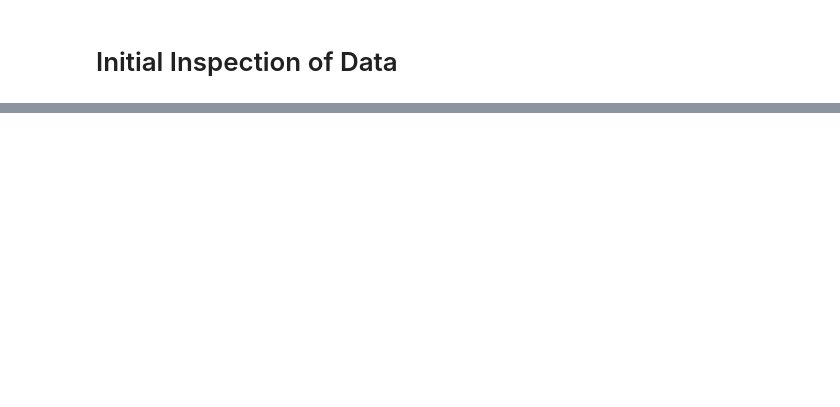
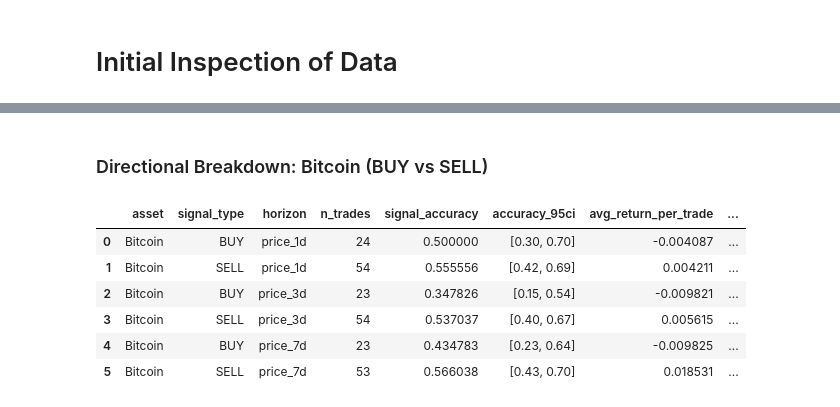
Before and after one commit to Ali-HusseinData/Investment-Signal-bot, a Jupyter notebook: backtesting/analysis/Investment_Signal_bot.ipynb, the cells around one changed output, grey strips where cells are left out. Saved outputs shown, nothing was run; the diff lists cells and outputs as text; code cells hidden in the pictures; blank space fills up the shorter version.

```diff
--- a/backtesting/analysis/Investment_Signal_bot.ipynb
+++ b/backtesting/analysis/Investment_Signal_bot.ipynb
@@ -159,0 +310,13 @@ display(full_report)
+# %% [markdown]
+### Directional Breakdown: Bitcoin (BUY vs SELL)
+# %%
+btc_breakdown = run_direction_breakdown(btc_df, "Bitcoin")
+display(btc_breakdown)
+# %% [output]
+|  | asset | signal_type | horizon | n_trades | signal_accuracy | accuracy_95ci | avg_return_per_trade | ... |
+| 0 | Bitcoin | BUY | price_1d | 24 | 0.500000 | [0.30, 0.70] | -0.004087 | ... |
+| 1 | Bitcoin | SELL | price_1d | 54 | 0.555556 | [0.42, 0.69] | 0.004211 | ... |
+| 2 | Bitcoin | BUY | price_3d | 23 | 0.347826 | [0.15, 0.54] | -0.009821 | ... |
+| 3 | Bitcoin | SELL | price_3d | 54 | 0.537037 | [0.40, 0.67] | 0.005615 | ... |
+| 4 | Bitcoin | BUY | price_7d | 23 | 0.434783 | [0.23, 0.64] | -0.009825 | ... |
+| 5 | Bitcoin | SELL | price_7d | 53 | 0.566038 | [0.43, 0.70] | 0.018531 | ... |
```
Also changed, not shown: parts of 31 cells of this notebook.
